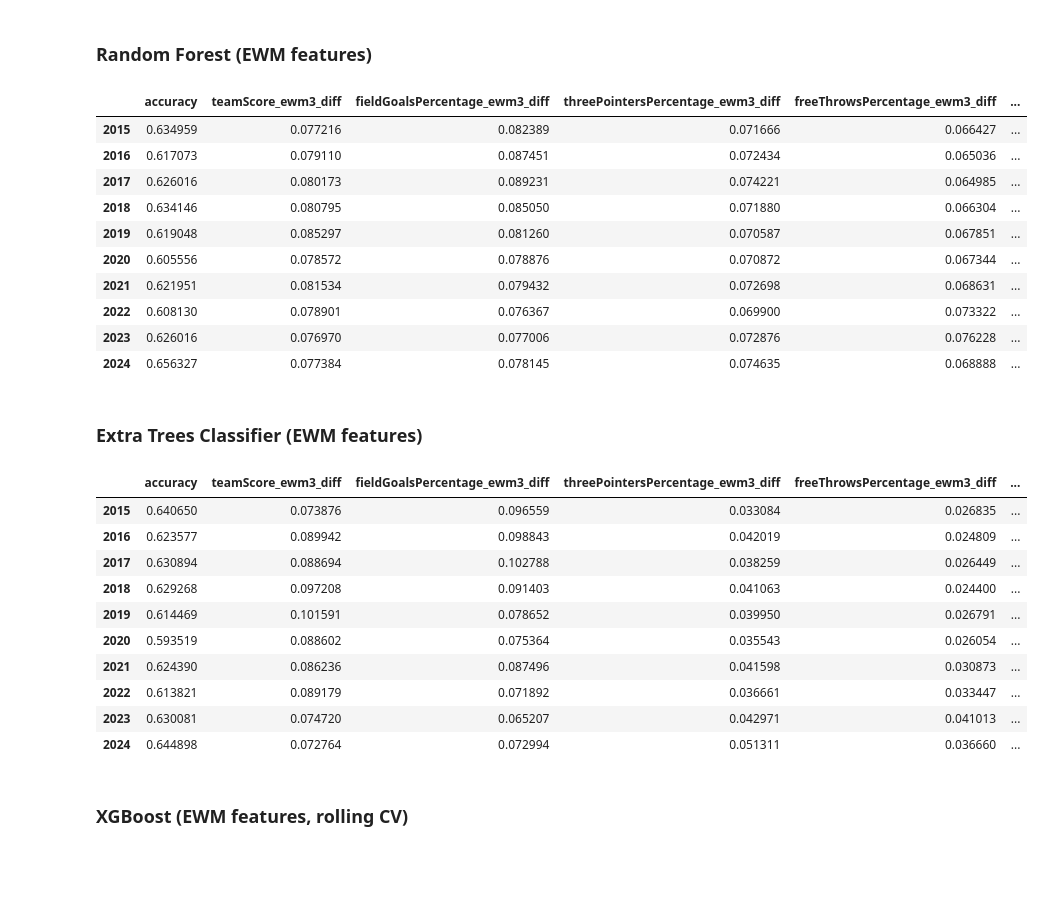
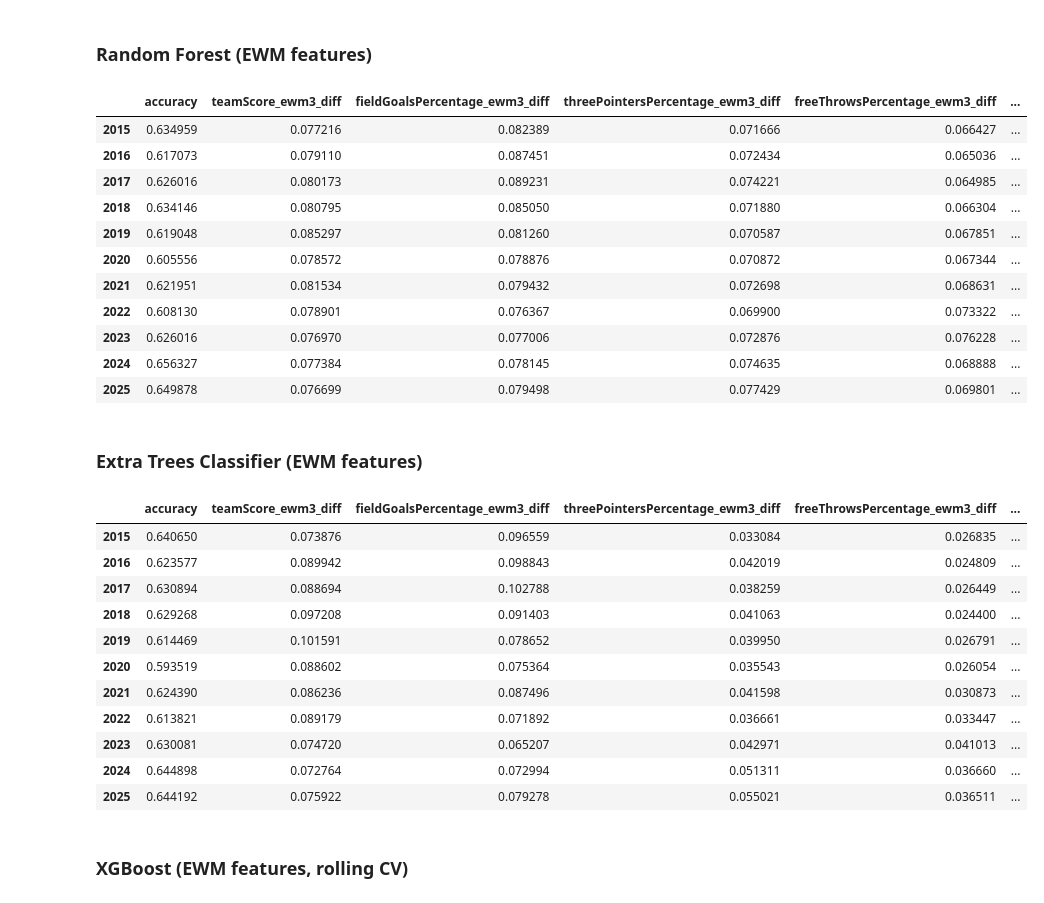
Before and after one commit to Erdos-Projects/summer26-nba-head-to-head-probability, a Jupyter notebook: models/baselines_rf_et_xgb.ipynb, the cells around one changed output. Saved outputs shown, nothing was run; the diff lists cells and outputs as text; code cells hidden in the pictures; blank space fills up the shorter version.

```diff
--- a/models/baselines_rf_et_xgb.ipynb
+++ b/models/baselines_rf_et_xgb.ipynb
@@ -57,9 +57,12 @@ for year in range(2015, 2026):
 
     home_win_pct.append({
         'Season': year,
-        'Home Win': matchups[matchups['season'] == year]['win'].mean()})
+        'Accuracy': matchups[matchups['season'] == year]['win'].mean()})
 
 home_win_pct_df = pd.DataFrame(home_win_pct)
 
+# Save this baseline's per-season accuracy under its own name for the final summary table
+home_team_win_acc = home_win_pct_df.set_index('Season')['Accuracy'].rename('home_team_win')
+
 home_win_pct_df.round(4)
 # %% [output]
@@ -298,13 +305,13 @@ dtype('int64')
 # %% [markdown]
 ### Random Forest
 # %%
-# Walk-forward validation: for each season i in 2015-2024, train on the
-# trailing 5 seasons (i-5 .. i-1) and validate on season i itself.
+# Walk-forward validation: for each season i in 2015-2025, train on the
+# previous 5 seasons (i-5 .. i-1) and validate on season i itself.
 # This avoids lookahead bias (no future data used to predict the past).
 feature_importance = []
-model_accuracy = {}
+model_accuracy_rf = {}
 
-for i in range(2015, 2025):
+for i in range(2015, 2026):
     matchups_tt = matchups[matchups["season"].isin(range(i - 5, i))]
     matchups_val = matchups[matchups["season"] == i]
     X_tt = matchups_tt[features_diff]
@@ -323,7 +330,7 @@ for i in range(2015, 2025):
     rf.fit(X_tt, y_tt)
     feature_importance.append(rf.feature_importances_)
     y_pred = rf.predict(X_val)
-    model_accuracy[i] = accuracy_score(y_val, y_pred)
+    model_accuracy_rf[i] = accuracy_score(y_val, y_pred)
 # %%
 # Combine per-season validation accuracy with per-feature importances
 # into a single season-by-season summary table.
@@ -361,10 +372,12 @@ results_df
 # %%
 # Same walk-forward CV loop as Random Forest, using ExtraTreesClassifier
 # (no bootstrap sampling, more randomized splits).
+# NOTE: range extended from (2015, 2025) to (2015, 2026) so 2025 is included,
+# matching the baselines' 2015-2025 coverage.
 feature_importance_et = []
 model_accuracy_et = {}
 
-for i in range(2015, 2025):
+for i in range(2015, 2026):
     matchups_tt = matchups[matchups["season"].isin(range(i - 5, i))]
     matchups_val = matchups[matchups["season"] == i]
     X_tt = matchups_tt[features_diff]
@@ -476,10 +493,12 @@ Repeats the same walk-forward validation strategy as above, but using the EWM-sm
 # %%
 # Same walk-forward CV as the raw-feature Random Forest section above,
 # applied to the EWM-smoothed feature set.
+# NOTE: range extended from (2015, 2025) to (2015, 2026) so 2025 is included,
+# matching the baselines' 2015-2025 coverage.
 feature_importance_ewm = []
-model_accuracy_ewm = {}
+model_accuracy_rf_ewm = {}
 
-for i in range(2015, 2025):
+for i in range(2015, 2026):
     matchupsEWM_tt = matchupsEWM[matchupsEWM["season"].isin(range(i - 5, i))]
     matchupsEWM_val = matchupsEWM[matchupsEWM["season"] == i]
     X_tt = matchupsEWM_tt[features_diff_ewm]
@@ -495,48 +514,54 @@ for i in range(2015, 2025):
     max_samples = 500, # number of training samples selected with replacement to build tree
     random_state = 216 # for consistency
     )
     rf.fit(X_tt, y_tt)
     feature_importance_ewm.append(rf.feature_importances_)
     y_pred = rf.predict(X_val)
-    model_accuracy_ewm[i] = accuracy_score(y_val, y_pred)
+    model_accuracy_rf_ewm[i] = accuracy_score(y_val, y_pred)
 
 feature_importance_rf_ewm = pd.DataFrame(
     feature_importance_ewm,
-    index=range(2015, 2025),
+    index=range(2015, 2026),
     columns=features_diff_ewm
 )
 feature_importance_rf_ewm.index.name = "season"
 
-model_accuracy_rf_ewm = pd.DataFrame.from_dict(
-    model_accuracy_ewm, orient="index", columns=["accuracy"]
+model_accuracy_rf_ewm_df = pd.DataFrame.from_dict(
+    model_accuracy_rf_ewm, orient="index", columns=["accuracy"]
 )
-model_accuracy_rf_ewm.index.name = "season"
+model_accuracy_rf_ewm_df.index.name = "season"
 
-results_rf_ewm = model_accuracy_rf_ewm.join(feature_importance_rf_ewm)
+results_rf_ewm = model_accuracy_rf_ewm_df.join(feature_importance_rf_ewm)
 results_rf_ewm.index.name = None
 
+# Save this model's per-season accuracy under its own name for the final summary table
+rf_ewm_acc = results_rf_ewm['accuracy'].rename('RandomForest_ewm')
+
 results_rf_ewm
 # %% [output]
 |  | accuracy | teamScore_ewm3_diff | fieldGoalsPercentage_ewm3_diff | threePointersPercentage_ewm3_diff | freeThrowsPercentage_ewm3_diff | ... |
 | 2015 | 0.634959 | 0.077216 | 0.082389 | 0.071666 | 0.066427 | ... |
 | 2016 | 0.617073 | 0.079110 | 0.087451 | 0.072434 | 0.065036 | ... |
 | 2017 | 0.626016 | 0.080173 | 0.089231 | 0.074221 | 0.064985 | ... |
 | 2018 | 0.634146 | 0.080795 | 0.085050 | 0.071880 | 0.066304 | ... |
 | 2019 | 0.619048 | 0.085297 | 0.081260 | 0.070587 | 0.067851 | ... |
 | 2020 | 0.605556 | 0.078572 | 0.078876 | 0.070872 | 0.067344 | ... |
 | 2021 | 0.621951 | 0.081534 | 0.079432 | 0.072698 | 0.068631 | ... |
 | 2022 | 0.608130 | 0.078901 | 0.076367 | 0.069900 | 0.073322 | ... |
 | 2023 | 0.626016 | 0.076970 | 0.077006 | 0.072876 | 0.076228 | ... |
 | 2024 | 0.656327 | 0.077384 | 0.078145 | 0.074635 | 0.068888 | ... |
+| 2025 | 0.649878 | 0.076699 | 0.079498 | 0.077429 | 0.069801 | ... |
 # %% [markdown]
 ### Extra Trees Classifier (EWM features)
 # %%
 # Same walk-forward CV as the raw-feature Extra Trees section above,
 # applied to the EWM-smoothed feature set.
+# NOTE: range extended from (2015, 2025) to (2015, 2026) so 2025 is included,
+# matching the baselines' 2015-2025 coverage.
 feature_importance_ewm = []
-model_accuracy_ewm = {}
+model_accuracy_et_ewm = {}
 
-for i in range(2015, 2025):
+for i in range(2015, 2026):
     matchupsEWM_tt = matchupsEWM[matchupsEWM["season"].isin(range(i - 5, i))]
     matchupsEWM_val = matchupsEWM[matchupsEWM["season"] == i]
     X_tt = matchupsEWM_tt[features_diff_ewm]
@@ -554,23 +579,26 @@ for i in range(2015, 2025):
     et.fit(X_tt, y_tt)
     feature_importance_ewm.append(et.feature_importances_)
     y_pred = et.predict(X_val)
-    model_accuracy_ewm[i] = accuracy_score(y_val, y_pred)
+    model_accuracy_et_ewm[i] = accuracy_score(y_val, y_pred)
 
 feature_importance_et_ewm = pd.DataFrame(
     feature_importance_ewm,
-    index=range(2015, 2025),
+    index=range(2015, 2026),
     columns=features_diff_ewm
 )
 feature_importance_et_ewm.index.name = "season"
 
-model_accuracy_et_ewm = pd.DataFrame.from_dict(
-    model_accuracy_ewm, orient="index", columns=["accuracy"]
+model_accuracy_et_ewm_df = pd.DataFrame.from_dict(
+    model_accuracy_et_ewm, orient="index", columns=["accuracy"]
 )
-model_accuracy_et_ewm.index.name = "season"
+model_accuracy_et_ewm_df.index.name = "season"
 
-results_et_ewm = model_accuracy_et_ewm.join(feature_importance_et_ewm)
+results_et_ewm = model_accuracy_et_ewm_df.join(feature_importance_et_ewm)
 results_et_ewm.index.name = None
 
+# Save this model's per-season accuracy under its own name for the final summary table
+et_ewm_acc = results_et_ewm['accuracy'].rename('ExtraTree_ewm')
+
 results_et_ewm
 # %% [output]
 |  | accuracy | teamScore_ewm3_diff | fieldGoalsPercentage_ewm3_diff | threePointersPercentage_ewm3_diff | freeThrowsPercentage_ewm3_diff | ... |
@@ -584,6 +612,7 @@ results_et_ewm
 | 2022 | 0.613821 | 0.089179 | 0.071892 | 0.036661 | 0.033447 | ... |
 | 2023 | 0.630081 | 0.074720 | 0.065207 | 0.042971 | 0.041013 | ... |
 | 2024 | 0.644898 | 0.072764 | 0.072994 | 0.051311 | 0.036660 | ... |
+| 2025 | 0.644192 | 0.075922 | 0.079278 | 0.055021 | 0.036511 | ... |
 # %% [markdown]
 ### XGBoost (EWM features, rolling CV)
 # %%
```
Also changed, not shown: parts of 16 cells of this notebook, 12 other files.
